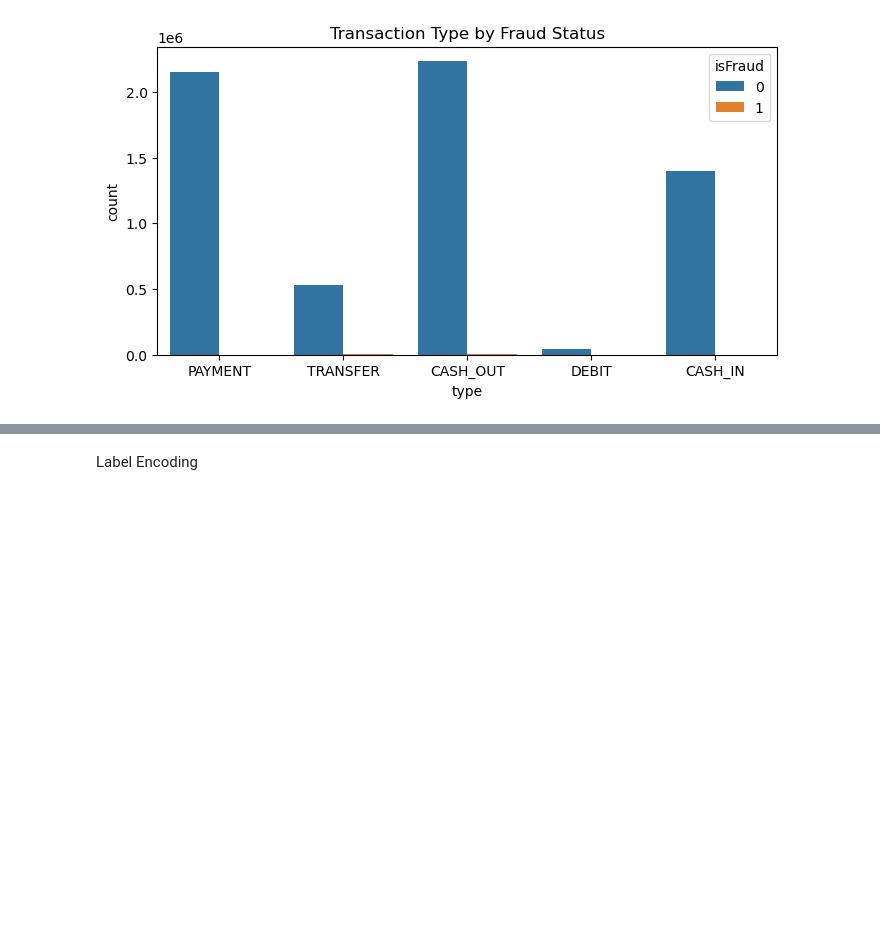
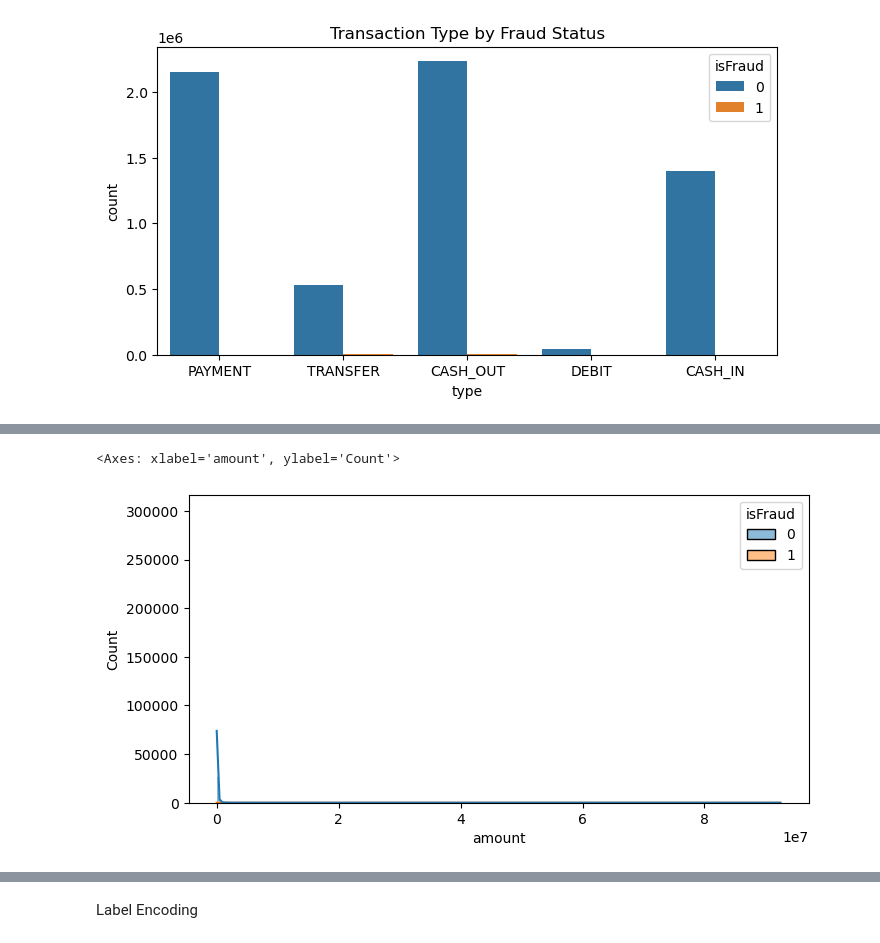
Before and after one commit to azades/Fraud-Detection, a Jupyter notebook: EDA.ipynb, the cells around one changed output, grey strips where cells are left out. Drawn from its saved outputs; the diff is of its cells as text; code cells hidden in the pictures; blank space fills up the shorter version.

```diff
--- a/EDA.ipynb
+++ b/EDA.ipynb
@@ -140,0 +138,6 @@ plt.show()
+# %%
+plt.figure(figsize=(8, 4))
+sns.histplot(data=df, x='amount', hue = 'isFraud', kde=True)
+# %% [output]
+<Axes: xlabel='amount', ylabel='Count'>
+[figure, added]
```
Also changed, not shown: parts of 33 cells of this notebook.
